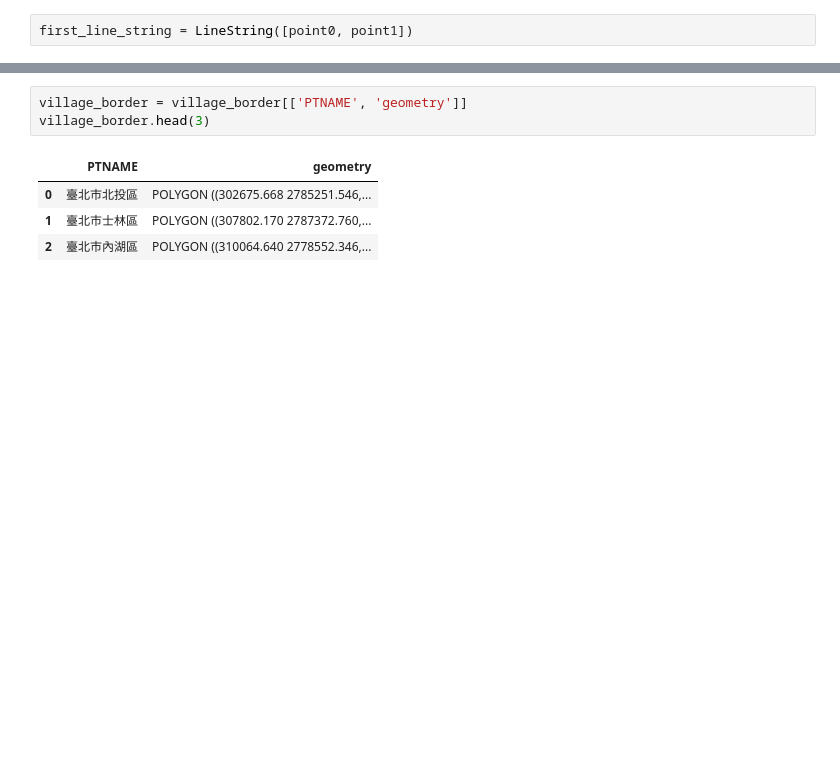
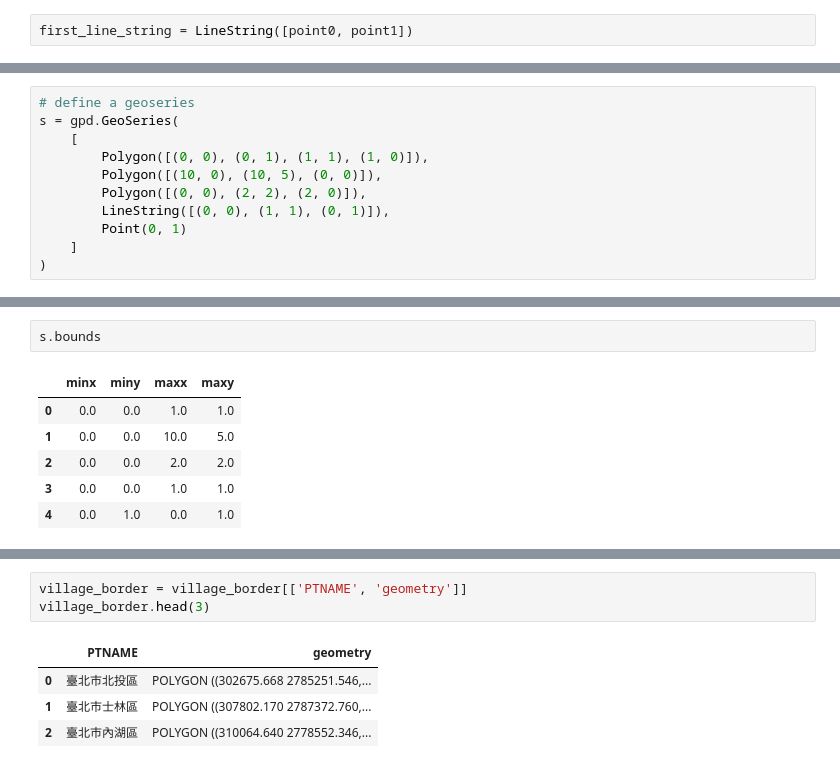
Before and after one commit to tpe-doit/Taipei-Codefest-2023-Workshop, a Jupyter notebook: demo.ipynb, the cells around one changed output, grey strips where cells are left out. Cells and saved outputs as stored; diff of their text form; blank space fills up the shorter version.

```diff
--- a/demo.ipynb
+++ b/demo.ipynb
@@ -121,0 +191,11 @@ village_border.loc[xinyi_idx, 'geometry']
+# %%
+# define a geoseries
+s = gpd.GeoSeries(
+    [
+        Polygon([(0, 0), (0, 1), (1, 1), (1, 0)]),
+        Polygon([(10, 0), (10, 5), (0, 0)]),
+        Polygon([(0, 0), (2, 2), (2, 0)]),
+        LineString([(0, 0), (1, 1), (0, 1)]),
+        Point(0, 1)
+    ]
+)
@@ -121,0 +220,9 @@ village_border.loc[xinyi_idx, 'geometry']
+# %%
+s.bounds
+# %% [output]
+|  | minx | miny | maxx | maxy |
+| 0 | 0.0 | 0.0 | 1.0 | 1.0 |
+| 1 | 0.0 | 0.0 | 10.0 | 5.0 |
+| 2 | 0.0 | 0.0 | 2.0 | 2.0 |
+| 3 | 0.0 | 0.0 | 1.0 | 1.0 |
+| 4 | 0.0 | 1.0 | 0.0 | 1.0 |
```
Also changed, not shown: parts of 68 cells of this notebook.
